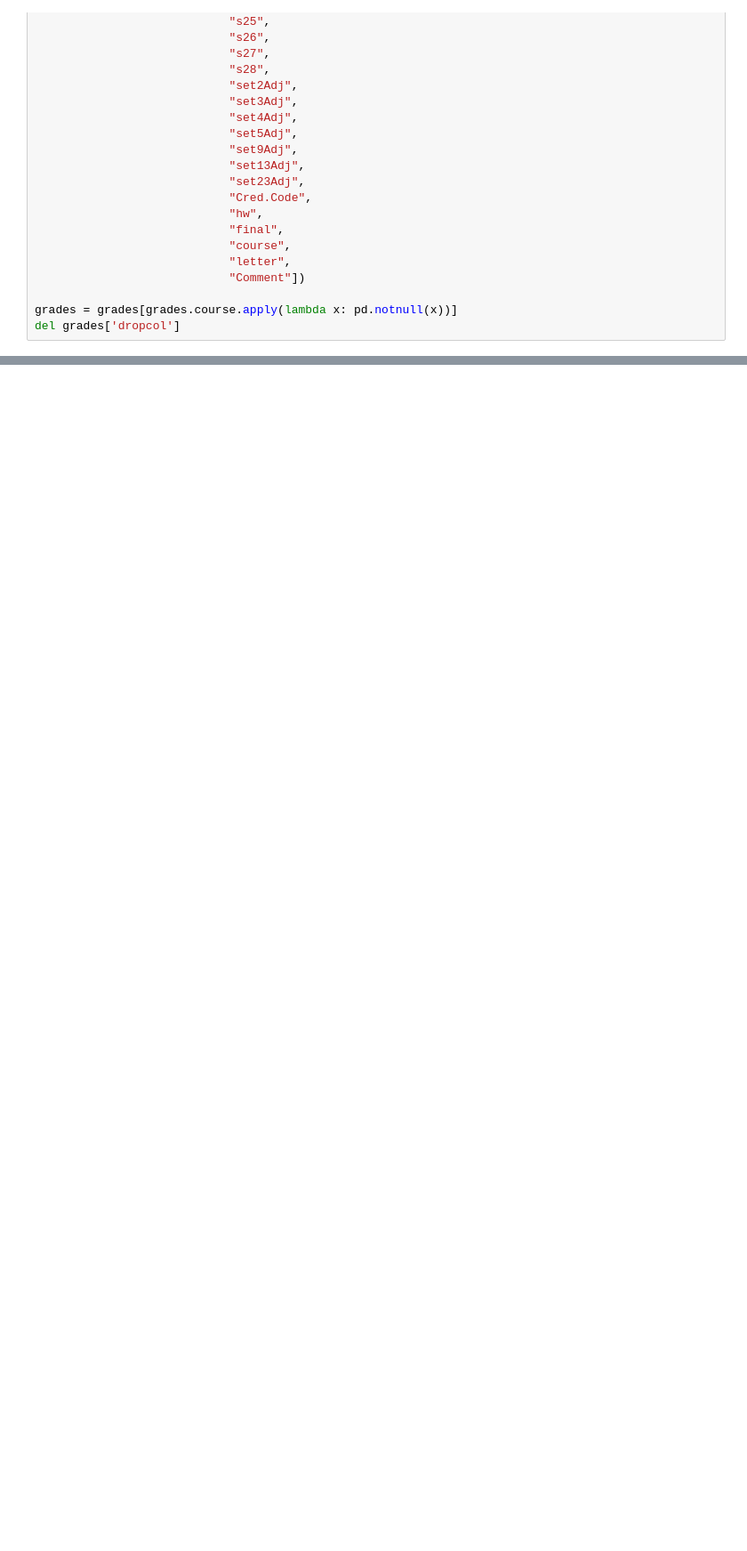
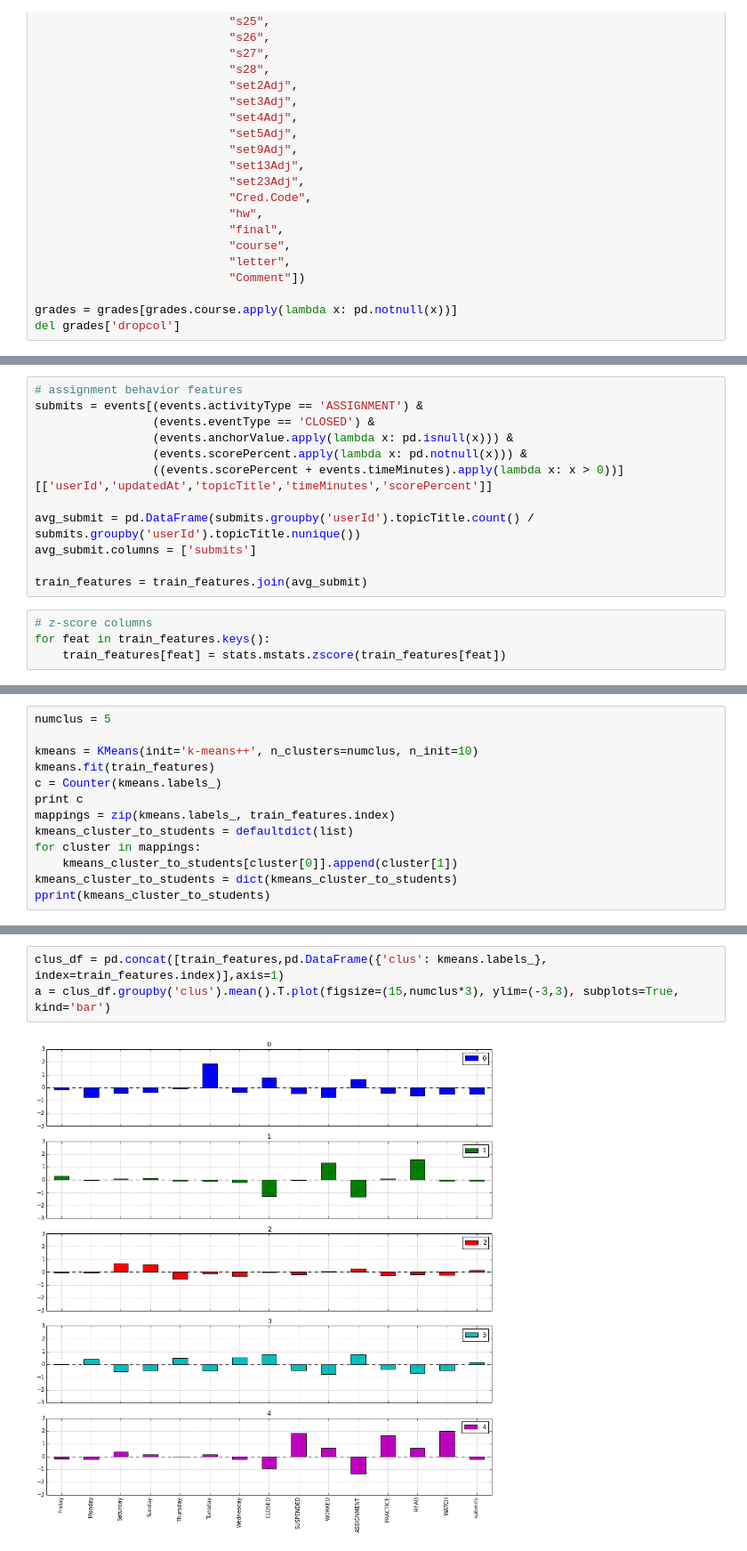
Before and after one commit to jasonost/info290final, a Jupyter notebook: ReadOnSophicData.ipynb, the cells around one changed output, grey strips where cells are left out. Shown: that part at 89% size. Saved outputs shown, nothing was run; the diff lists cells and outputs as text; blank space fills up the shorter version.

```diff
--- a/ReadOnSophicData.ipynb
+++ b/ReadOnSophicData.ipynb
@@ -203,0 +153,16 @@ train_features
+# %%
+# assignment behavior features
+submits = events[(events.activityType == 'ASSIGNMENT') &
+                 (events.eventType == 'CLOSED') &
+                 (events.anchorValue.apply(lambda x: pd.isnull(x))) &
+                 (events.scorePercent.apply(lambda x: pd.notnull(x))) &
+                 ((events.scorePercent + events.timeMinutes).apply(lambda x: x > 0))][['userId','updatedAt','topicTitle','timeMinutes','scorePercent']]
+
+avg_submit = pd.DataFrame(submits.groupby('userId').topicTitle.count() / submits.groupby('userId').topicTitle.nunique())
+avg_submit.columns = ['submits']
+
+train_features = train_features.join(avg_submit)
+# %%
+# z-score columns
+for feat in train_features.keys():
+    train_features[feat] = stats.mstats.zscore(train_features[feat])
@@ -203,0 +171,13 @@ train_features
+# %%
+numclus = 5
+
+kmeans = KMeans(init='k-means++', n_clusters=numclus, n_init=10)
+kmeans.fit(train_features)
+c = Counter(kmeans.labels_)
+print c
+mappings = zip(kmeans.labels_, train_features.index)
+kmeans_cluster_to_students = defaultdict(list)
+for cluster in mappings:
+    kmeans_cluster_to_students[cluster[0]].append(cluster[1])
+kmeans_cluster_to_students = dict(kmeans_cluster_to_students)
+pprint(kmeans_cluster_to_students)
@@ -203,0 +202,5 @@ train_features
+# %%
+clus_df = pd.concat([train_features,pd.DataFrame({'clus': kmeans.labels_}, index=train_features.index)],axis=1)
+a = clus_df.groupby('clus').mean().T.plot(figsize=(15,numclus*3), ylim=(-3,3), subplots=True, kind='bar')
+# %% [output]
+[figure, added]
```
Also changed, not shown: parts of 16 cells of this notebook.
